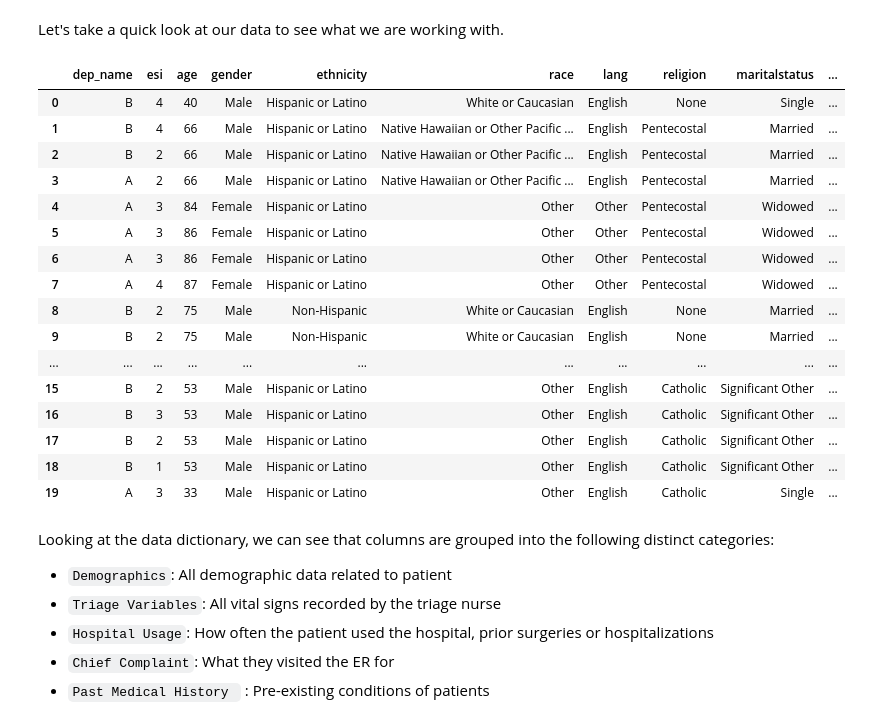
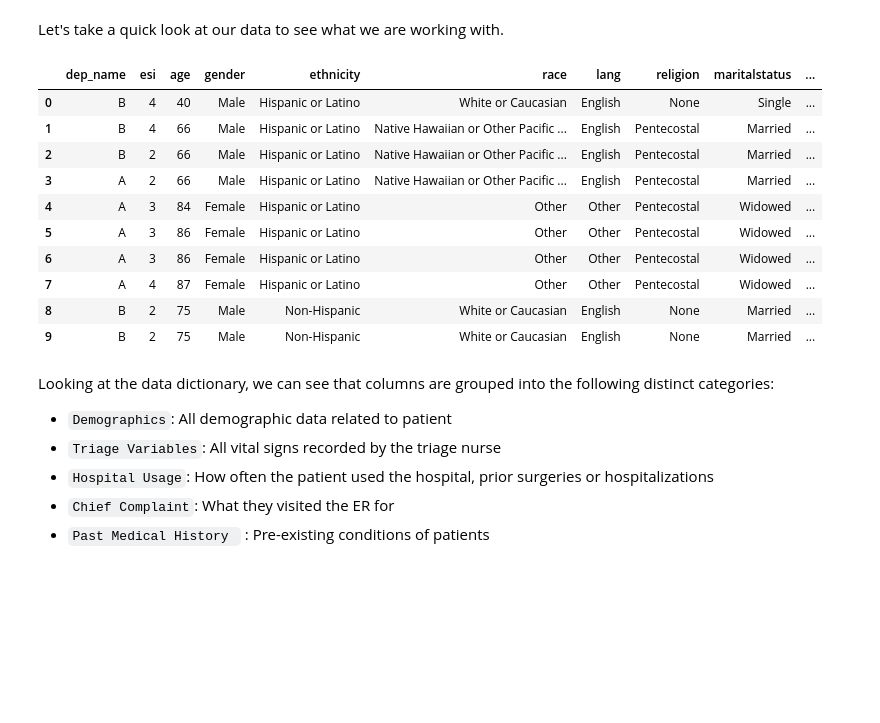
Before and after one commit to lo-klkl/BSTN_Capstone-Diab, a Jupyter notebook: Notebooks/Pt0-Clean.ipynb, the cells around one changed output. Drawn from its saved outputs; the diff is of its cells as text; code cells hidden in the pictures; blank space fills up the shorter version.

```diff
--- a/Notebooks/Pt0-Clean.ipynb
+++ b/Notebooks/Pt0-Clean.ipynb
@@ -59,30 +62,24 @@ result = pyreadr.read_r('Data/5v_cleandf.rdata')
 # %% [markdown]
 Let's take a quick look at our data to see what we are working with.
 # %%
-health_data = result['df']
+raw_data = result['df']
 
 pd.set_option('display.max_columns', None)  # Show all columns
 pd.set_option('display.max_rows', None)
 
-health_data.head(20)
+raw_data.head(10)
 # %% [output]
 |  | dep_name | esi | age | gender | ethnicity | race | lang | religion | maritalstatus | ... |
 | 0 | B | 4 | 40 | Male | Hispanic or Latino | White or Caucasian | English | None | Single | ... |
 | 1 | B | 4 | 66 | Male | Hispanic or Latino | Native Hawaiian or Other Pacific ... | English | Pentecostal | Married | ... |
 | 2 | B | 2 | 66 | Male | Hispanic or Latino | Native Hawaiian or Other Pacific ... | English | Pentecostal | Married | ... |
 | 3 | A | 2 | 66 | Male | Hispanic or Latino | Native Hawaiian or Other Pacific ... | English | Pentecostal | Married | ... |
 | 4 | A | 3 | 84 | Female | Hispanic or Latino | Other | Other | Pentecostal | Widowed | ... |
 | 5 | A | 3 | 86 | Female | Hispanic or Latino | Other | Other | Pentecostal | Widowed | ... |
 | 6 | A | 3 | 86 | Female | Hispanic or Latino | Other | Other | Pentecostal | Widowed | ... |
 | 7 | A | 4 | 87 | Female | Hispanic or Latino | Other | Other | Pentecostal | Widowed | ... |
 | 8 | B | 2 | 75 | Male | Non-Hispanic | White or Caucasian | English | None | Married | ... |
 | 9 | B | 2 | 75 | Male | Non-Hispanic | White or Caucasian | English | None | Married | ... |
-| ... | ... | ... | ... | ... | ... | ... | ... | ... | ... | ... |
-| 15 | B | 2 | 53 | Male | Hispanic or Latino | Other | English | Catholic | Significant Other | ... |
-| 16 | B | 3 | 53 | Male | Hispanic or Latino | Other | English | Catholic | Significant Other | ... |
-| 17 | B | 2 | 53 | Male | Hispanic or Latino | Other | English | Catholic | Significant Other | ... |
-| 18 | B | 1 | 53 | Male | Hispanic or Latino | Other | English | Catholic | Significant Other | ... |
-| 19 | A | 3 | 33 | Male | Hispanic or Latino | Other | English | Catholic | Single | ... |
 # %% [markdown]
 Looking at the data dictionary, we can see that columns are grouped into the following distinct categories:
 - `Demographics`: All demographic data related to patient
```
Also changed, not shown: parts of 167 cells of this notebook, 3 other files.
